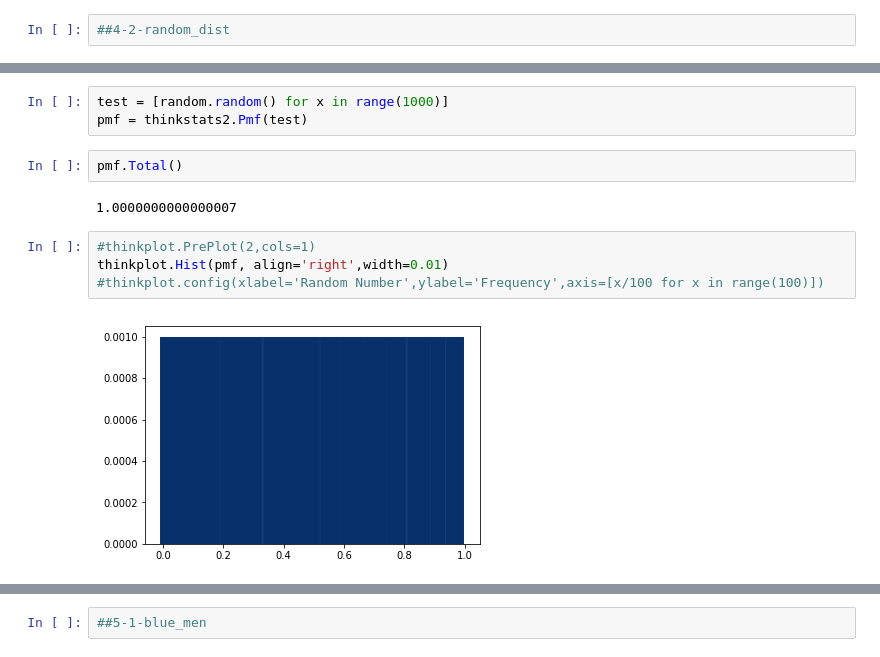
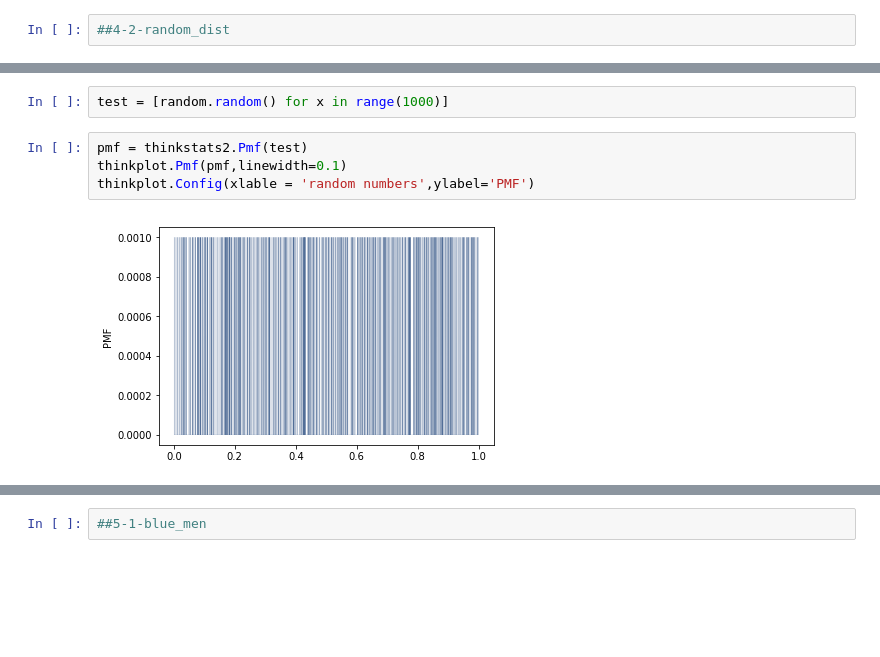
Before and after one commit to tkiral/dsp, a Jupyter notebook: lessons/statistics/exercises.ipynb, the cells around one changed output, grey strips where cells are left out. Drawn from its saved outputs; the diff is of its cells as text; blank space fills up the shorter version.

```diff
--- a/lessons/statistics/exercises.ipynb
+++ b/lessons/statistics/exercises.ipynb
@@ -49,13 +79,8 @@ import thinkplot
 # %%
 test = [random.random() for x in range(1000)]
-pmf = thinkstats2.Pmf(test)
-# %%
-pmf.Total()
-# %% [output]
-1.0000000000000007
-# %%
-#thinkplot.PrePlot(2,cols=1)
-thinkplot.Hist(pmf, align='right',width=0.01)
-#thinkplot.config(xlabel='Random Number',ylabel='Frequency',axis=[x/100 for x in range(100)])
-# %% [output]
-[figure, removed]
+# %%
+pmf = thinkstats2.Pmf(test)
+thinkplot.Pmf(pmf,linewidth=0.1)
+thinkplot.Config(xlable = 'random numbers',ylabel='PMF')
+# %% [output]
+[figure, added]
```
Also changed, not shown: parts of 14 cells of this notebook, 5 other files.
